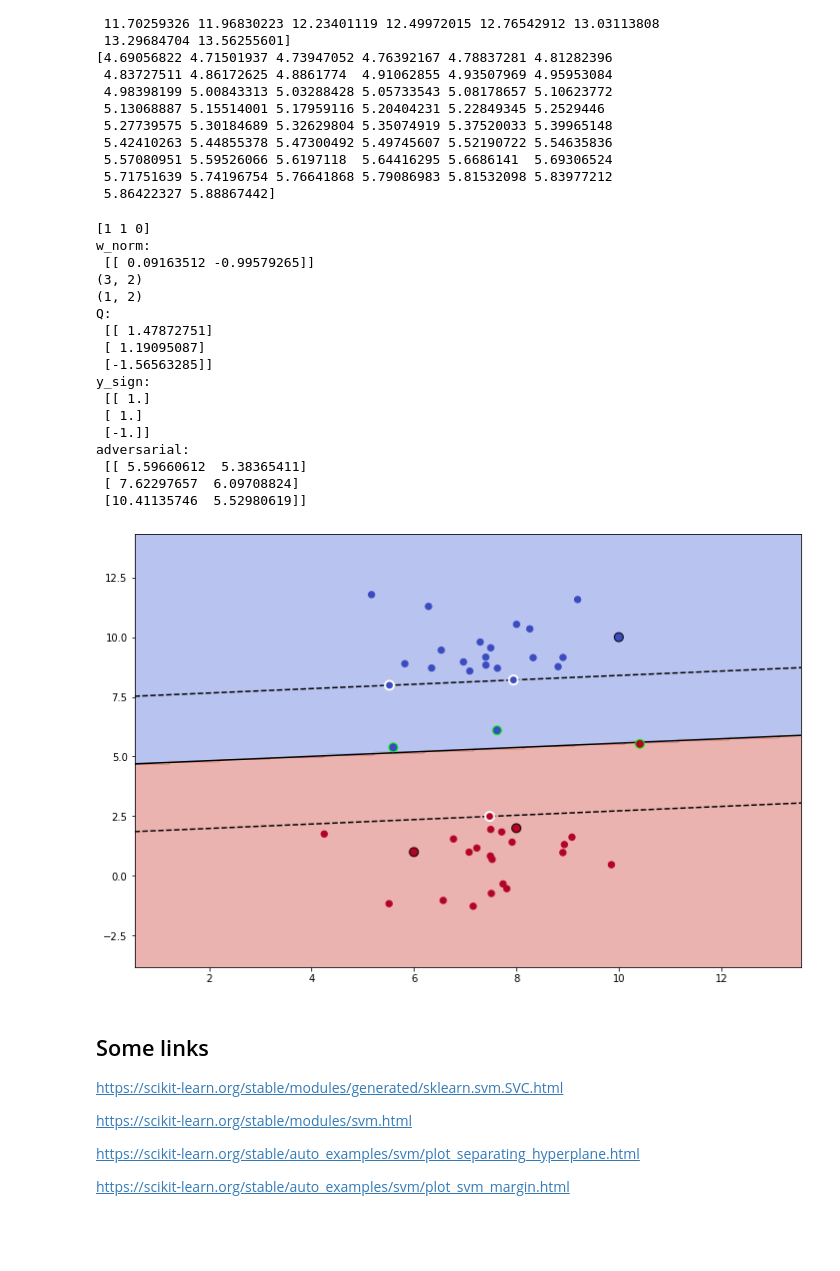
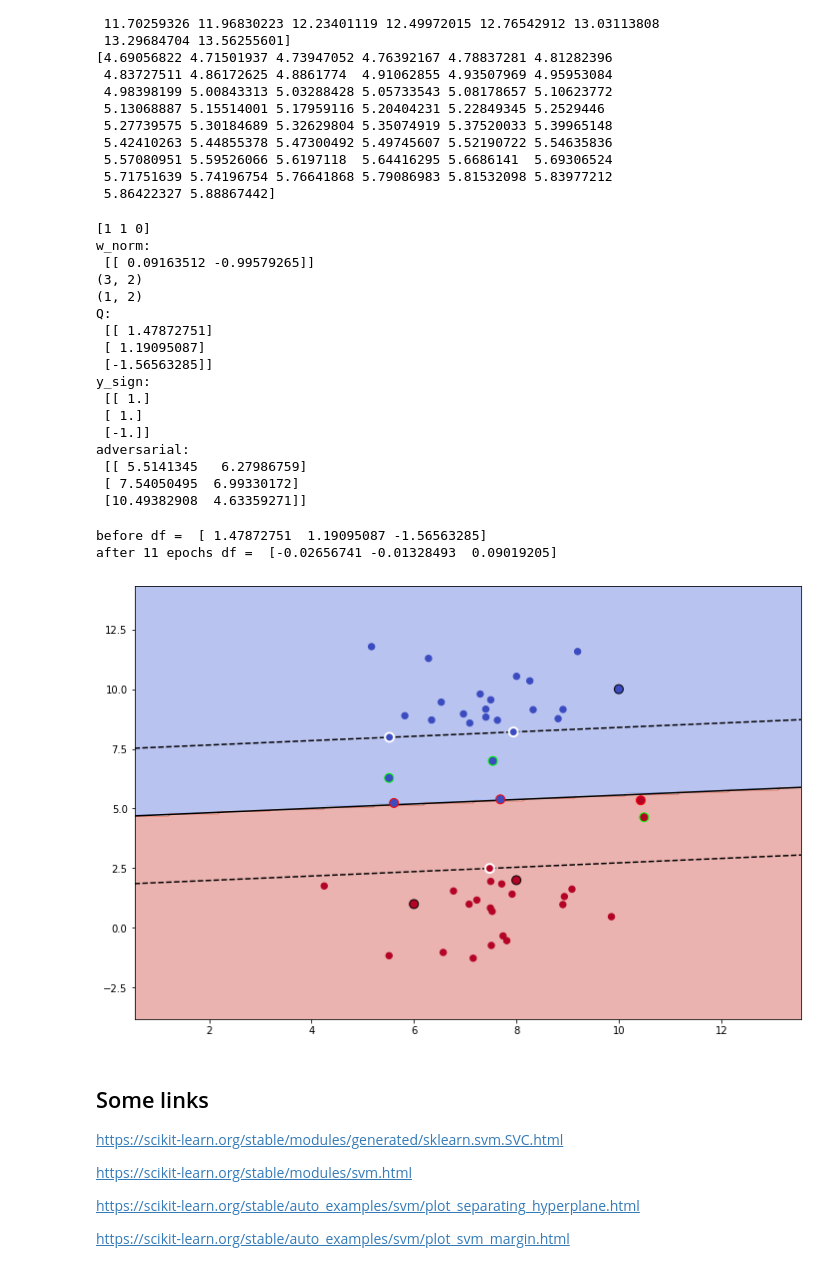
Before and after one commit to changx03/jupyter_tensorflow, a Jupyter notebook: svm_test.ipynb, the cells around one changed output. Saved outputs shown, nothing was run; the diff lists cells and outputs as text; code cells hidden in the pictures; blank space fills up the shorter version.

Commit message:
completed calculating gradient for rbf kernel

```diff
--- a/svm_test.ipynb
+++ b/svm_test.ipynb
@@ -83,9 +84,9 @@ print('Q:\n', Q)
 y_sign = np.array([[-1 if yy == 0 else 1 for yy in pred_test]], dtype=np.float32).T
 print('y_sign:\n', y_sign)
 
-epsilon = 0.1
-delta = w_norm * (Q + (margin + epsilon) * y_sign)
-adversarial = x_test - delta
+epsilon = 1.0
+delta = - w_norm * (Q + y_sign * (margin + epsilon))
+adversarial = x_test + delta
 print('adversarial:\n', adversarial)
 # %% [output]
 [1 1 0]
@@ -102,35 +103,68 @@ y_sign:
  [ 1.]
  [-1.]]
 adversarial:
- [[ 5.59660612  5.38365411]
- [ 7.62297657  6.09708824]
- [10.41135746  5.52980619]]
+ [[ 5.5141345   6.27986759]
+ [ 7.54050495  6.99330172]
+ [10.49382908  4.63359271]]
+# %%
+def get_gradient_linear(support_x, dual_alpha):
+    """
+    The gradient in linear kernel does not vary based on x
+    """
+    return np.sum(dual_alpha.T * support_x, axis=0)
+# %%
+# Using an interative algorithm to find the minimal vector
+learning_rate = 1.2
+x_star = np.array(x_test)
+not_y = get_not_y(pred_test)
+pred_x_star = model.predict(x_star)
+update_inds = np.where(pred_x_star != not_y)[0]
+
+epoch = 0
+max_epoches = 20
+while len(update_inds) > 0 and epoch < max_epoches:
+    update_x = x_star[update_inds] - y_sign[update_inds] * learning_rate * get_gradient_linear(sup_x, dual_alpha)
+    x_star[update_inds] = update_x
+
+    pred_x_star = model.predict(x_star)
+    update_inds = np.where(pred_x_star != not_y)[0]
+    epoch = epoch + 1
+
+
+print('before df = ', model.decision_function(x_test))
+print(f'after {epoch} epochs df = ', model.decision_function(x_star))
+# %% [output]
+before df =  [ 1.47872751  1.19095087 -1.56563285]
+after 11 epochs df =  [-0.02656741 -0.01328493  0.09019205]
 # %%
 XX, YY = np.mgrid[x0_min:x0_max:200j, x1_min:x1_max:200j]
 Z = model.predict(np.c_[XX.ravel(), YY.ravel()])
 Z = Z.reshape(XX.shape)
 
 figsize = np.array(plt.rcParams["figure.figsize"]) * 2
 plt.figure(figsize=figsize.tolist())
 
 plt.contourf(XX, YY, Z, cmap='coolwarm', alpha=0.4, zorder=1)
 
 plt.plot(xx, yy, 'k-')
 plt.plot(xx, yy_down, 'k--')
 plt.plot(xx, yy_up, 'k--')
 
 plt.scatter(x[:, 0], x[:, 1], c=y, cmap='coolwarm', edgecolor='face', s=40, zorder=2)
 plt.scatter(model.support_vectors_[:, 0], model.support_vectors_[:, 1], c=y[model.support_], cmap='coolwarm', edgecolors='white', linewidths=2, s=80, zorder=10)
 
 pred_test = model.predict(x_test)
 plt.scatter(x_test[:, 0], x_test[:, 1], c=pred_test, cmap='coolwarm', edgecolor='k', s=80, zorder=20)
 plt.scatter(adversarial[:, 0], adversarial[:, 1], c=model.predict(adversarial), cmap='coolwarm', edgecolor='lime', s=80, zorder=20)
 
+pred_iter_adversarials = model.predict(x_star)
+plt.scatter(x_star[:, 0], x_star[:, 1], c=pred_iter_adversarials, cmap='coolwarm', edgecolor='red', s=80, zorder=20)
+
 plt.xlim(x0_min, x0_max)
 plt.ylim(x1_min, x1_max)
 plt.show()
 # %% [output]
-[figure, old version]
+[figure, new version]
 # %% [markdown]
 ## Some links
 https://scikit-learn.org/stable/modules/generated/sklearn.svm.SVC.html
```
Also changed, not shown: parts of 2 cells of this notebook, 2 other files.
